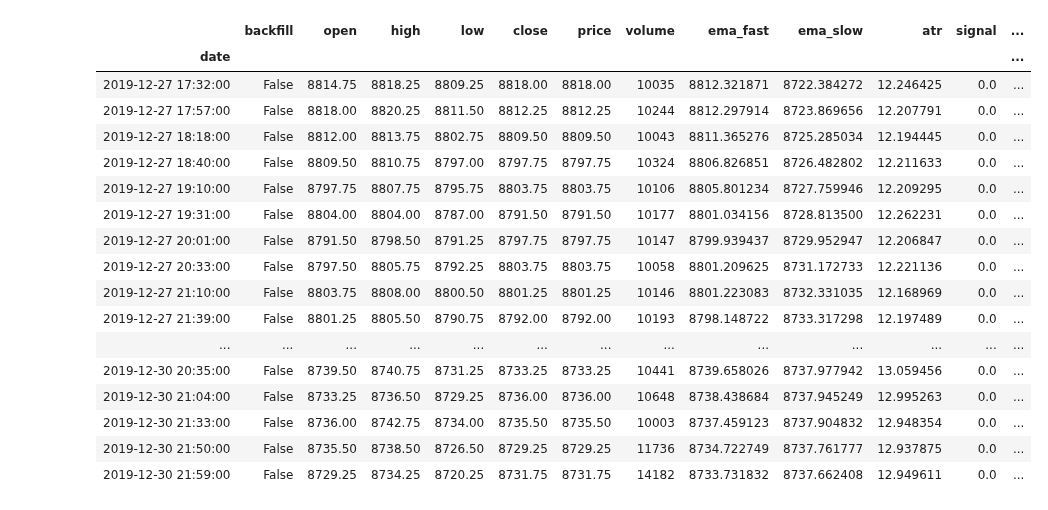
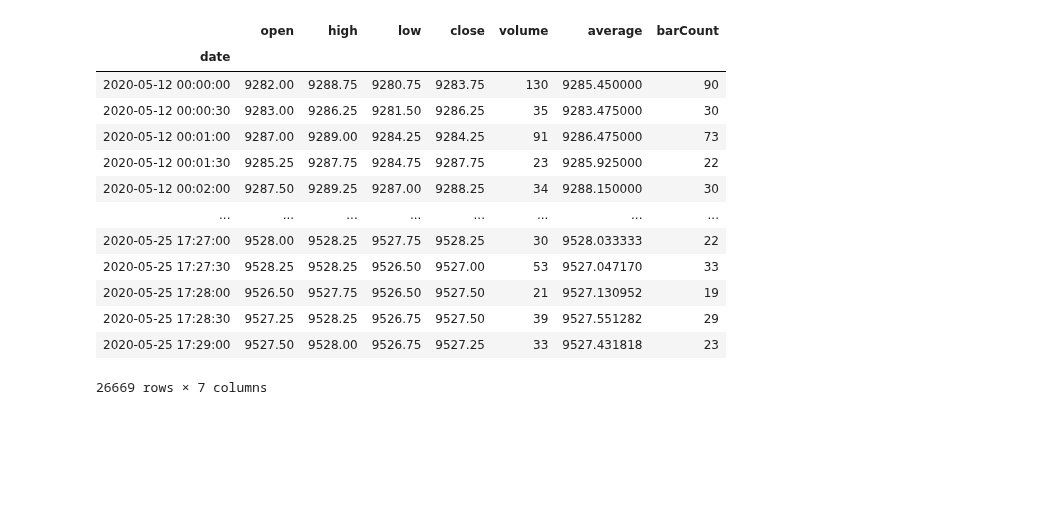
Before and after one commit to t1user/haymaker, a Jupyter notebook: notebooks/freezed_data_analysis.ipynb, the cells around one changed output. Cells and saved outputs as stored; diff of their text form; code cells hidden in the pictures; blank space fills up the shorter version.

```diff
--- a/notebooks/freezed_data_analysis.ipynb
+++ b/notebooks/freezed_data_analysis.ipynb
@@ -7,25 +7,21 @@ sys.path.insert(0, '/home/tomek/ib_tools/')
 from indicators import get_signals
 from utils import chart_price, plot, perf, v_backtester, c_backtester, perf_var
 # %%
-data = pd.read_pickle('freeze/backtest/freeze_df_NQH0.pickle')
+data = pd.read_pickle('freeze/live/all_bars_df_NQM0.pickle')
 # %%
-data.tail(50)
+data
 # %% [output]
-|  | backfill | open | high | low | close | price | volume | ema_fast | ema_slow | atr | signal | ... |
-| date |  |  |  |  |  |  |  |  |  |  |  | ... |
-| 2019-12-27 17:32:00 | False | 8814.75 | 8818.25 | 8809.25 | 8818.00 | 8818.00 | 10035 | 8812.321871 | 8722.384272 | 12.246425 | 0.0 | ... |
-| 2019-12-27 17:57:00 | False | 8818.00 | 8820.25 | 8811.50 | 8812.25 | 8812.25 | 10244 | 8812.297914 | 8723.869656 | 12.207791 | 0.0 | ... |
-| 2019-12-27 18:18:00 | False | 8812.00 | 8813.75 | 8802.75 | 8809.50 | 8809.50 | 10043 | 8811.365276 | 8725.285034 | 12.194445 | 0.0 | ... |
-| 2019-12-27 18:40:00 | False | 8809.50 | 8810.75 | 8797.00 | 8797.75 | 8797.75 | 10324 | 8806.826851 | 8726.482802 | 12.211633 | 0.0 | ... |
-| 2019-12-27 19:10:00 | False | 8797.75 | 8807.75 | 8795.75 | 8803.75 | 8803.75 | 10106 | 8805.801234 | 8727.759946 | 12.209295 | 0.0 | ... |
-| 2019-12-27 19:31:00 | False | 8804.00 | 8804.00 | 8787.00 | 8791.50 | 8791.50 | 10177 | 8801.034156 | 8728.813500 | 12.262231 | 0.0 | ... |
-| 2019-12-27 20:01:00 | False | 8791.50 | 8798.50 | 8791.25 | 8797.75 | 8797.75 | 10147 | 8799.939437 | 8729.952947 | 12.206847 | 0.0 | ... |
-| 2019-12-27 20:33:00 | False | 8797.50 | 8805.75 | 8792.25 | 8803.75 | 8803.75 | 10058 | 8801.209625 | 8731.172733 | 12.221136 | 0.0 | ... |
-| 2019-12-27 21:10:00 | False | 8803.75 | 8808.00 | 8800.50 | 8801.25 | 8801.25 | 10146 | 8801.223083 | 8732.331035 | 12.168969 | 0.0 | ... |
-| 2019-12-27 21:39:00 | False | 8801.25 | 8805.50 | 8790.75 | 8792.00 | 8792.00 | 10193 | 8798.148722 | 8733.317298 | 12.197489 | 0.0 | ... |
-| ... | ... | ... | ... | ... | ... | ... | ... | ... | ... | ... | ... | ... |
-| 2019-12-30 20:35:00 | False | 8739.50 | 8740.75 | 8731.25 | 8733.25 | 8733.25 | 10441 | 8739.658026 | 8737.977942 | 13.059456 | 0.0 | ... |
-| 2019-12-30 21:04:00 | False | 8733.25 | 8736.50 | 8729.25 | 8736.00 | 8736.00 | 10648 | 8738.438684 | 8737.945249 | 12.995263 | 0.0 | ... |
-| 2019-12-30 21:33:00 | False | 8736.00 | 8742.75 | 8734.00 | 8735.50 | 8735.50 | 10003 | 8737.459123 | 8737.904832 | 12.948354 | 0.0 | ... |
-| 2019-12-30 21:50:00 | False | 8735.50 | 8738.50 | 8726.50 | 8729.25 | 8729.25 | 11736 | 8734.722749 | 8737.761777 | 12.937875 | 0.0 | ... |
-| 2019-12-30 21:59:00 | False | 8729.25 | 8734.25 | 8720.25 | 8731.75 | 8731.75 | 14182 | 8733.731832 | 8737.662408 | 12.949611 | 0.0 | ... |
+|  | open | high | low | close | volume | average | barCount |
+| date |  |  |  |  |  |  |  |
+| 2020-05-12 00:00:00 | 9282.00 | 9288.75 | 9280.75 | 9283.75 | 130 | 9285.450000 | 90 |
+| 2020-05-12 00:00:30 | 9283.00 | 9286.25 | 9281.50 | 9286.25 | 35 | 9283.475000 | 30 |
+| 2020-05-12 00:01:00 | 9287.00 | 9289.00 | 9284.25 | 9284.25 | 91 | 9286.475000 | 73 |
+| 2020-05-12 00:01:30 | 9285.25 | 9287.75 | 9284.75 | 9287.75 | 23 | 9285.925000 | 22 |
+| 2020-05-12 00:02:00 | 9287.50 | 9289.25 | 9287.00 | 9288.25 | 34 | 9288.150000 | 30 |
+| ... | ... | ... | ... | ... | ... | ... | ... |
+| 2020-05-25 17:27:00 | 9528.00 | 9528.25 | 9527.75 | 9528.25 | 30 | 9528.033333 | 22 |
+| 2020-05-25 17:27:30 | 9528.25 | 9528.25 | 9526.50 | 9527.00 | 53 | 9527.047170 | 33 |
+| 2020-05-25 17:28:00 | 9526.50 | 9527.75 | 9526.50 | 9527.50 | 21 | 9527.130952 | 19 |
+| 2020-05-25 17:28:30 | 9527.25 | 9528.25 | 9526.75 | 9527.50 | 39 | 9527.551282 | 29 |
+| 2020-05-25 17:29:00 | 9527.50 | 9528.00 | 9526.75 | 9527.25 | 33 | 9527.431818 | 23 |
+26669 rows × 7 columns
```
Also changed, not shown: parts of 21 cells of this notebook, 12 other files.
